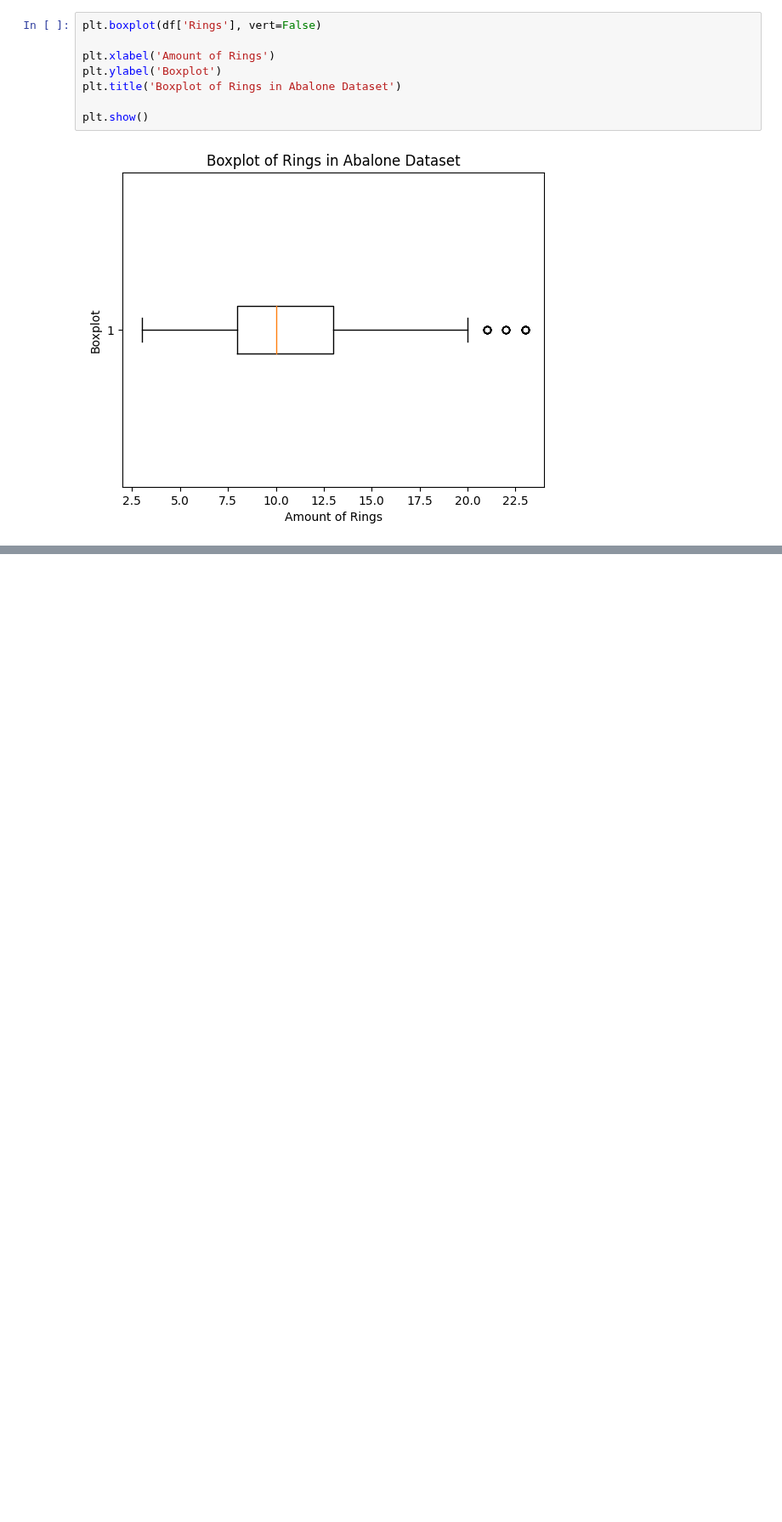
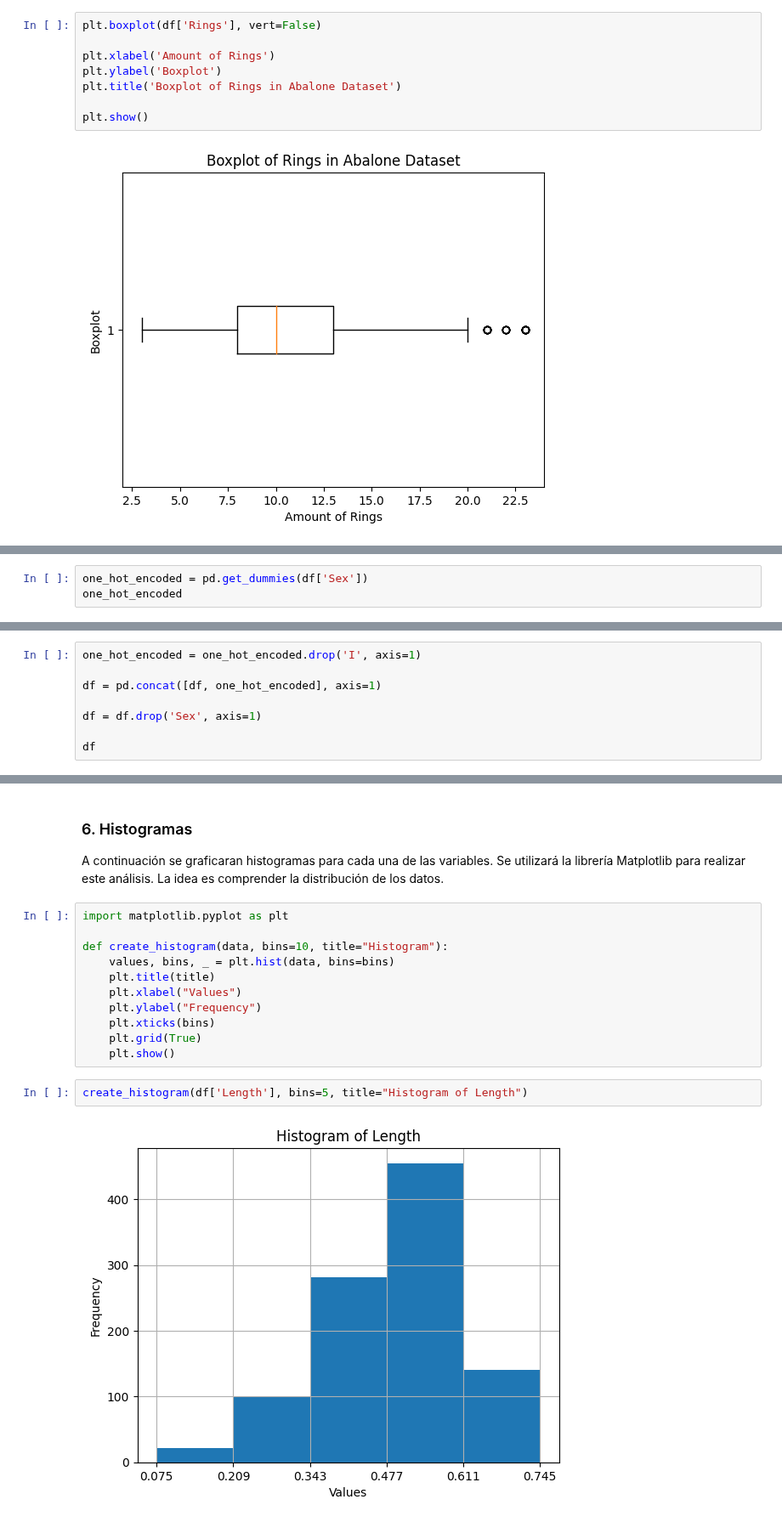
Before and after one commit to mantofer02/DataScienceBootcamp, a Jupyter notebook: FUNDATEC/MachineLearning/Tareas/tarea_programada.ipynb, the cells around one changed output, grey strips where cells are left out. Shown at 85% size. Drawn from its saved outputs; the diff is of its cells as text; blank space fills up the shorter version.

```diff
--- a/FUNDATEC/MachineLearning/Tareas/tarea_programada.ipynb
+++ b/FUNDATEC/MachineLearning/Tareas/tarea_programada.ipynb
@@ -310,0 +315,3 @@ plt.show()
+# %%
+one_hot_encoded = pd.get_dummies(df['Sex'])
+one_hot_encoded
@@ -310,0 +334,8 @@ plt.show()
+# %%
+one_hot_encoded = one_hot_encoded.drop('I', axis=1)
+
+df = pd.concat([df, one_hot_encoded], axis=1)
+
+df = df.drop('Sex', axis=1)
+
+df
@@ -310,0 +356,19 @@ plt.show()
+# %% [markdown]
+### 6. Histogramas
+
+A continuación se graficaran histogramas para cada una de las variables. Se utilizará la librería Matplotlib para realizar este análisis. La idea es comprender la distribución de los datos.
+# %%
+import matplotlib.pyplot as plt
+
+def create_histogram(data, bins=10, title="Histogram"):
+    values, bins, _ = plt.hist(data, bins=bins)
+    plt.title(title)
+    plt.xlabel("Values")
+    plt.ylabel("Frequency")
+    plt.xticks(bins)
+    plt.grid(True)
+    plt.show()
+# %%
+create_histogram(df['Length'], bins=5, title="Histogram of Length")
+# %% [output]
+[figure, added]
```
Also changed, not shown: parts of 14 cells of this notebook.
